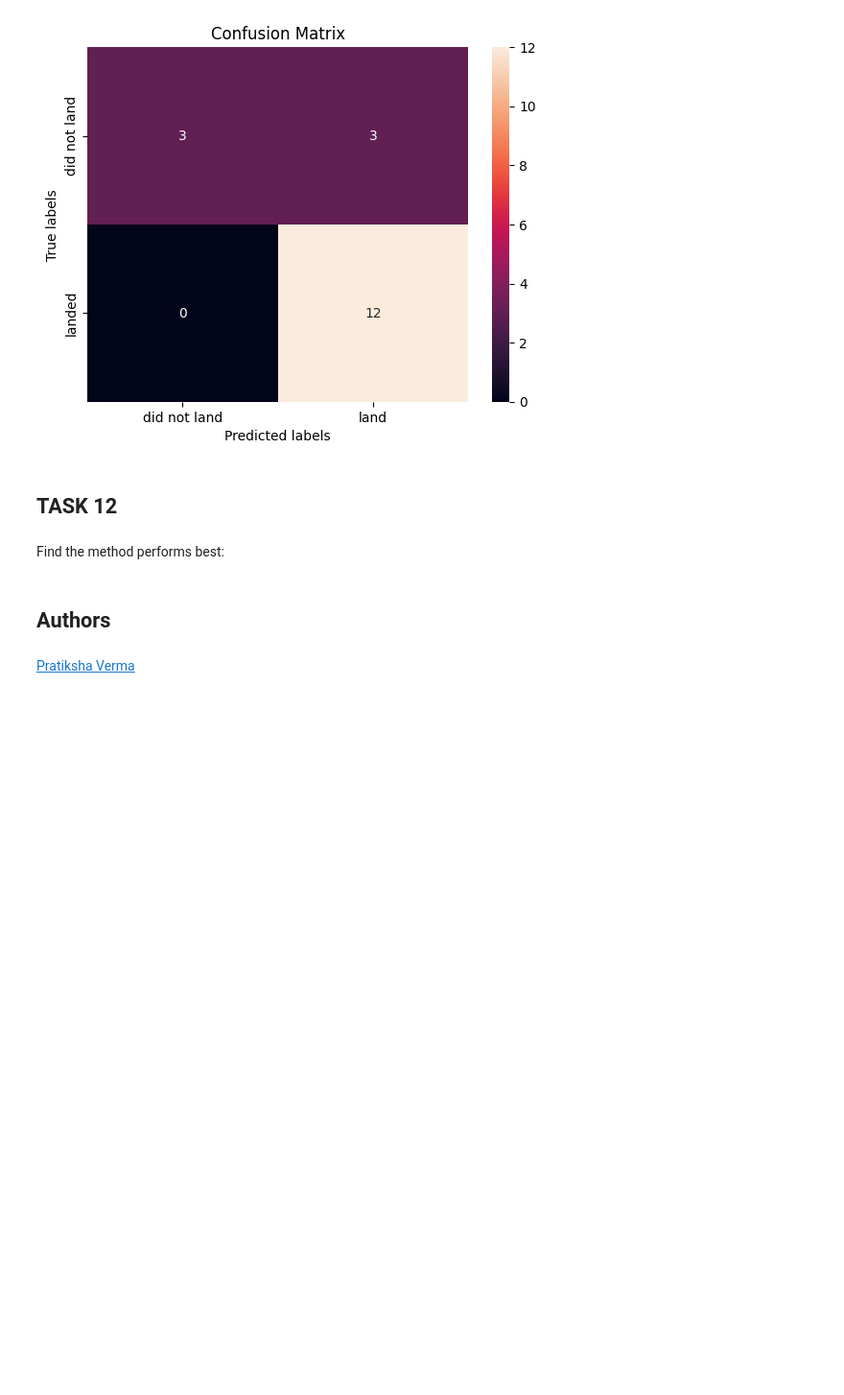
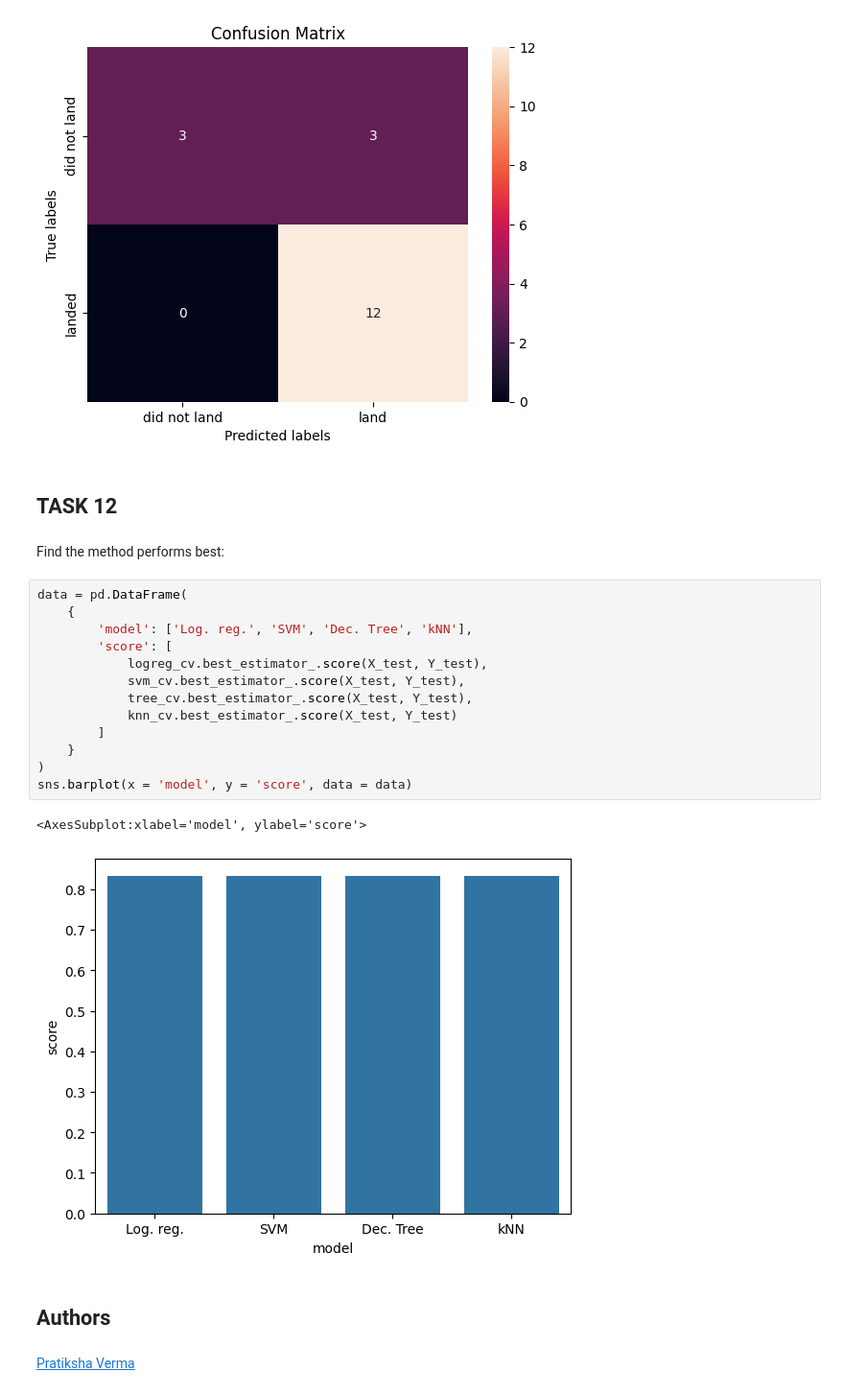
Before and after one commit to Nick-Eagles/ibm_capstone, a Jupyter notebook: SpaceX_Machine Learning Prediction_Part_5.ipynb, the cells around one changed output. Shown at 96% size. Cells and saved outputs as stored; diff of their text form; blank space fills up the shorter version.

Commit message:
Update machine learning lab with a plot

```diff
--- a/SpaceX_Machine Learning Prediction_Part_5.ipynb
+++ b/SpaceX_Machine Learning Prediction_Part_5.ipynb
@@ -335,6 +335,22 @@ plot_confusion_matrix(Y_test,yhat)
 ## TASK  12
 # %% [markdown]
 Find the method performs best:
+# %%
+data = pd.DataFrame(
+    {
+        'model': ['Log. reg.', 'SVM', 'Dec. Tree', 'kNN'],
+        'score': [
+            logreg_cv.best_estimator_.score(X_test, Y_test),
+            svm_cv.best_estimator_.score(X_test, Y_test),
+            tree_cv.best_estimator_.score(X_test, Y_test),
+            knn_cv.best_estimator_.score(X_test, Y_test)
+        ]
+    }
+)
+sns.barplot(x = 'model', y = 'score', data = data)
+# %% [output]
+<AxesSubplot:xlabel='model', ylabel='score'>
+[figure, added]
 # %% [markdown]
 ## Authors
 # %% [markdown]
```
Also changed, not shown: parts of 3 cells of this notebook.
